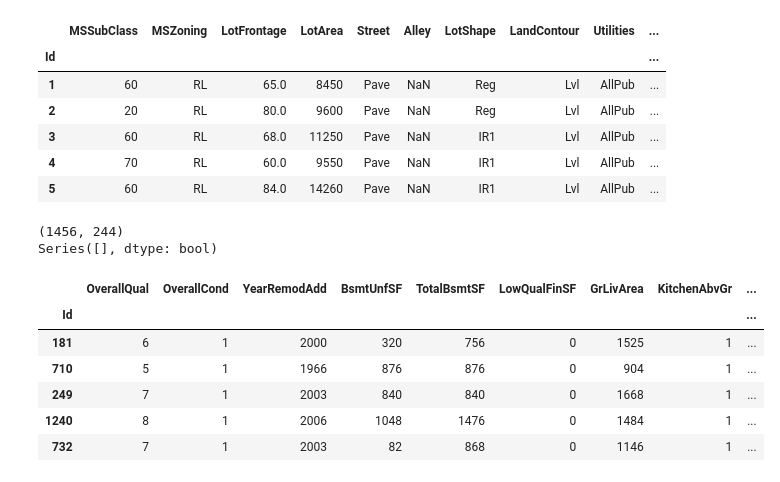
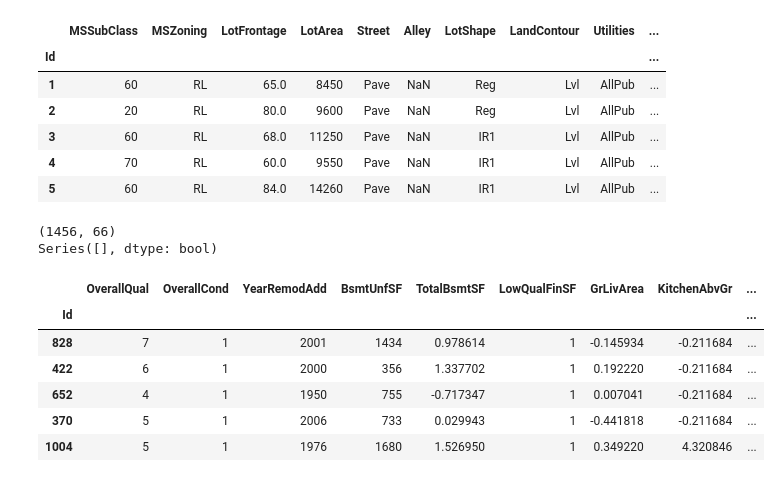
Before and after one commit to ericlundy87/House-Prices-Advanced-Regression-Techniques, a Jupyter notebook: p4_lundy.ipynb, the cells around one changed output. Cells and saved outputs as stored; diff of their text form; code cells hidden in the pictures.

Commit message:
added normalization and finished variable analysis

```diff
--- a/p4_lundy.ipynb
+++ b/p4_lundy.ipynb
@@ -40,7 +40,6 @@ import scipy.stats as st
 # %%
 #To visualize the whole grid
 pd.options.display.max_columns = 999
-random.seed(123)
 #Kaggle divides the dataset already into Train and Test data
 train = pd.read_csv("train.csv", index_col=0)
 test = pd.read_csv("test.csv", index_col=0)
@@ -49,6 +48,11 @@ def adj_r2_score(y_test, y_pred, X_test):
     num = (1-r2_score(y_test, y_pred)) * (len(X_test)-1)
     den = (len(X_test)-len(X_test.columns)-1)
     return 1 - (num / den)
+
+def normalize(data):
+    x = data
+    x = (x - x.mean()) / x.std()
+    return x
 train.head()
 # %% [output]
 |  | MSSubClass | MSZoning | LotFrontage | LotArea | Street | Alley | LotShape | LandContour | Utilities | ... |
@@ -65,10 +69,20 @@ train_data = train.drop(index=[692, 1183, 1299, 524], axis=0)
 # train_data['Pool'] = train_data['PoolArea'].apply(lambda x: 1 if x > 0 else 0)
 # Remodeled indicator
 # train_data['Remodeled'] = np.where(train_data.YearBuilt != train_data.YearRemodAdd, 1, 0)
+
+train_data['GrLivArea'] = normalize(train_data.GrLivArea)
+train_data['GarageArea'] = normalize(train_data.GarageArea)
+train_data['TotalBsmtSF'] = normalize(train_data.TotalBsmtSF)
+train_data['LowQualFinSF'] = normalize(train_data.LowQualFinSF)
+train_data['KitchenAbvGr'] = normalize(train_data.KitchenAbvGr)
+
 # drop columns that are not needed
 train_data['OverallCond'] = train_data['OverallCond'].apply(lambda x: 0 if x <= 4 else (1 if x <= 8 else 2))
 train_data['LowQualFinSF'] = train_data['LowQualFinSF'].apply(lambda x: 0 if x == 0 else 1)
 train_data['Bath'] = train_data['HalfBath'] + train_data['FullBath']
+train_data['Electrical'] = train_data['Electrical'].apply(lambda x: 'Brk' if x == 'SBrkr' else 'Fuse')
+train_data['SaleType'] = train_data['SaleType'].apply(lambda x: 'New' if x == 'New' else 'Not_New')
+train_data['SaleCondition'] = train_data['SaleCondition'].apply(lambda x: 'Partial' if x == 'Partial' else 'Not_Partial')
 train_data.drop(columns=[
     'LotArea',
     'LotFrontage',
@@ -99,13 +113,9 @@ train_data.drop(columns=[
     'MiscVal',
     'MoSold',
     'YrSold',
-    'MSSubClass'
-    ], inplace=True)
-# Covert categorical variables into usable terms
-train_data = pd.get_dummies(data=train_data, dummy_na=False, columns=[
+    'MSSubClass',
     'MSZoning',
     'Street',
-    'Alley',
     'LotShape',
     'LandContour',
     'Utilities',
@@ -115,54 +125,59 @@ train_data = pd.get_dummies(data=train_data, dummy_na=False, columns=[
     'Condition1',
     'Condition2',
     'BldgType',
-    'HouseStyle',
     'RoofStyle',
     'RoofMatl',
     'Exterior1st',
     'Exterior2nd',
+    'ExterCond',
+    'BsmtCond',
+    'Heating',
+    'Functional',
+    'FireplaceQu',
+    'GarageQual',
+    'GarageCond',
+    'PavedDrive',
+    'Fence',
+    'MiscFeature'
+    ], inplace=True)
+# Covert categorical variables into usable terms
+train_data = pd.get_dummies(data=train_data, dummy_na=False, columns=[
+    'Alley',
+    'HouseStyle',
     'ExterQual',
-    'ExterCond',
     'Foundation',
     'BsmtQual',
-    'BsmtCond',
     'BsmtExposure',
-    'Heating',
     'HeatingQC',
     'CentralAir',
     'Electrical',
     'KitchenQual',
-    'Functional',
-    'FireplaceQu',
     'GarageType',
     'GarageFinish',
-    'GarageQual',
-    'GarageCond',
-    'PavedDrive',
-    'Fence',
-    'MiscFeature',
     'SaleType',
-    'SaleCondition'])
+    'SaleCondition'
+    ])
 
 train_labels = train_data.SalePrice
 # train_data.drop(['SalePrice'], axis=1, inplace=True)
 
 print(train_data.shape)
 print(train_data.isna().any()[lambda x: x])
 # LotFrontage - Linear feet of street connected to property - set to 0
 # train_data['LotFrontage'].fillna(0, inplace=True)
 # MasVnrArea - Masonry veneer area in square feet - set to 0
 # train_data['MasVnrArea'].fillna(0, inplace=True)
 # GarageYrBlt - Year garage was built - set to average garage year build
 #train_data['GarageYrBlt'].fillna(train_data['GarageYrBlt'].mean(), inplace=True)
 train_data, test_data, train_labels, test_labels = train_test_split(train_data, train_labels, test_size=0.2)
 train_data.head()
 # %% [output]
-(1456, 244)
+(1456, 66)
 Series([], dtype: bool)
 |  | OverallQual | OverallCond | YearRemodAdd | BsmtUnfSF | TotalBsmtSF | LowQualFinSF | GrLivArea | KitchenAbvGr | ... |
 | Id |  |  |  |  |  |  |  |  | ... |
-| 181 | 6 | 1 | 2000 | 320 | 756 | 0 | 1525 | 1 | ... |
-| 710 | 5 | 1 | 1966 | 876 | 876 | 0 | 904 | 1 | ... |
-| 249 | 7 | 1 | 2003 | 840 | 840 | 0 | 1668 | 1 | ... |
-| 1240 | 8 | 1 | 2006 | 1048 | 1476 | 0 | 1484 | 1 | ... |
-| 732 | 7 | 1 | 2003 | 82 | 868 | 0 | 1146 | 1 | ... |
+| 828 | 7 | 1 | 2001 | 1434 | 0.978614 | 1 | -0.145934 | -0.211684 | ... |
+| 422 | 6 | 1 | 2000 | 356 | 1.337702 | 1 | 0.192220 | -0.211684 | ... |
+| 652 | 4 | 1 | 1950 | 755 | -0.717347 | 1 | 0.007041 | -0.211684 | ... |
+| 370 | 5 | 1 | 2006 | 733 | 0.029943 | 1 | -0.441818 | -0.211684 | ... |
+| 1004 | 5 | 1 | 1976 | 1680 | 1.526950 | 1 | 0.349220 | 4.320846 | ... |
```
Also changed, not shown: parts of 6 cells of this notebook.
